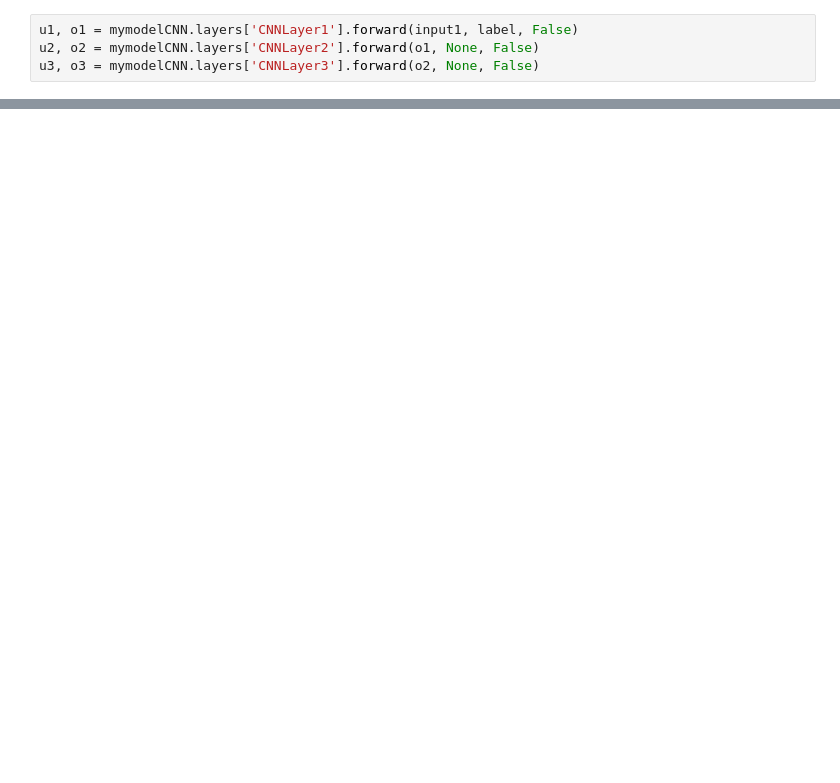
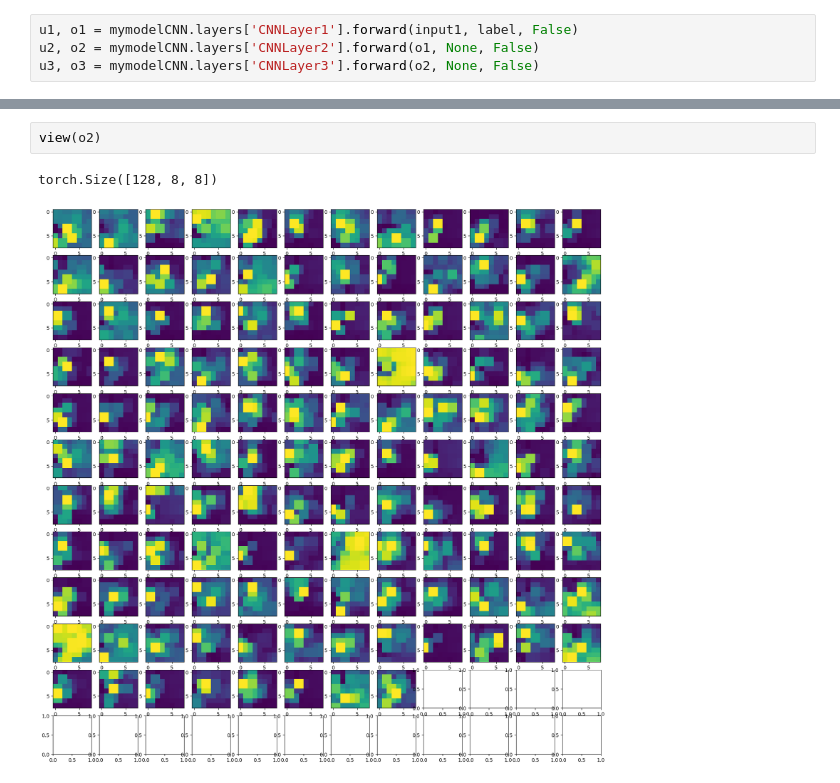
Before and after one commit to lshiyan/biological-deep-learning, a Jupyter notebook: new_test.ipynb, the cells around one changed output, grey strips where cells are left out. Cells and saved outputs as stored; diff of their text form; blank space fills up the shorter version.

```diff
--- a/new_test.ipynb
+++ b/new_test.ipynb
@@ -112,0 +97,5 @@ torch.Size([32, 15, 15])
+# %%
+view(o2)
+# %% [output]
+torch.Size([128, 8, 8])
+[figure, added]
```
Also changed, not shown: parts of 17 cells of this notebook, 2 other files.
